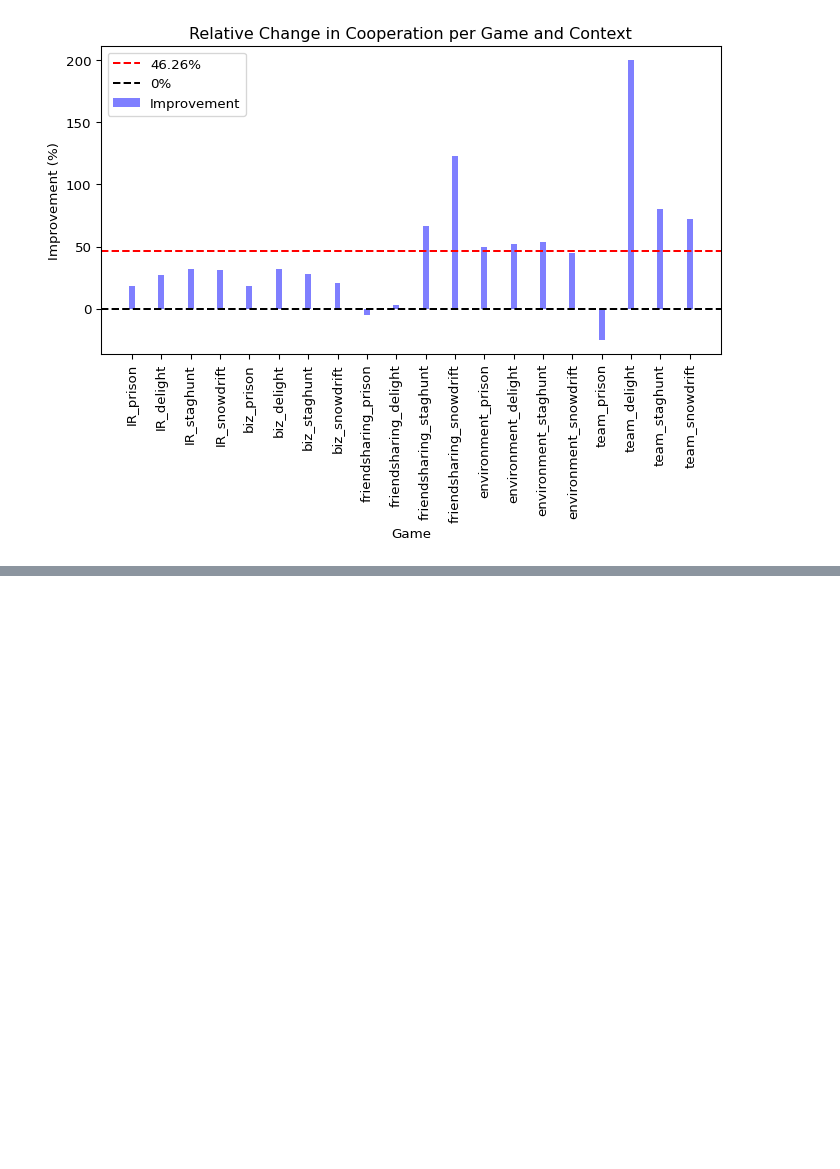
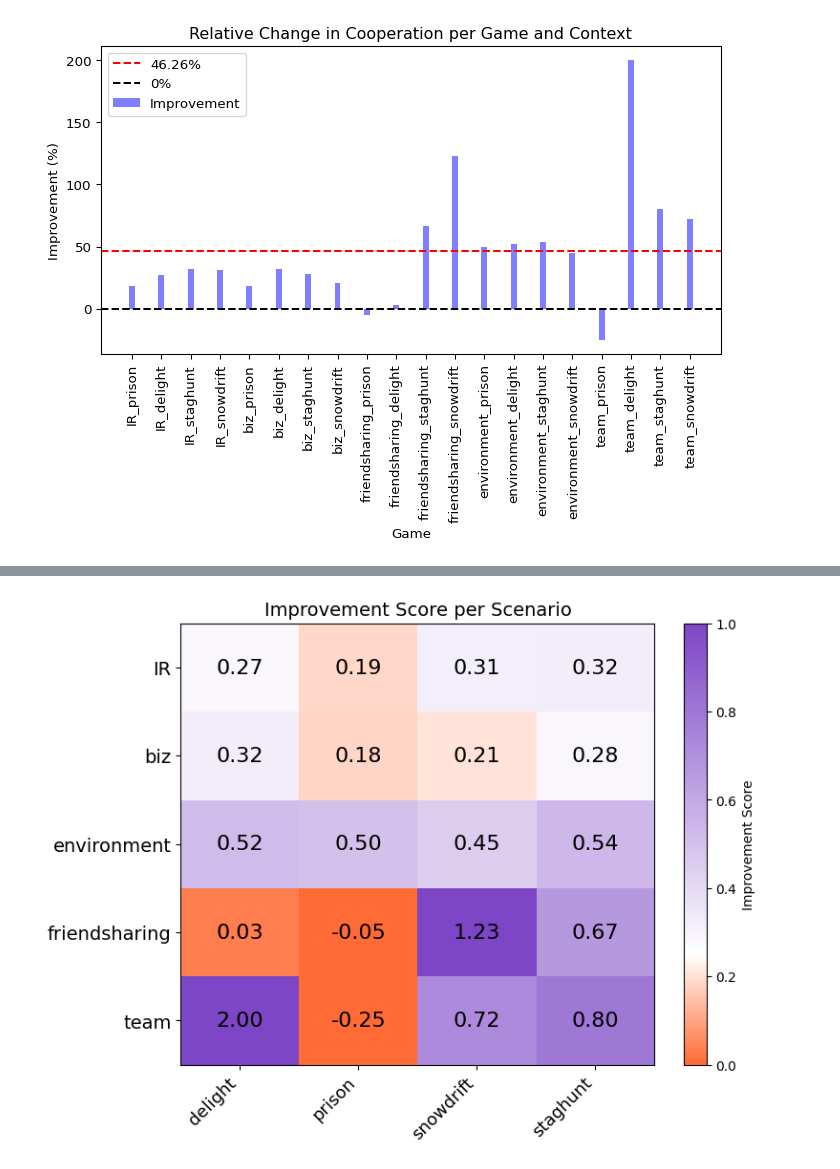
Before and after one commit to sepehrilami/LFB, a Jupyter notebook: notebooks/in-sample-context-analysis.ipynb, the cells around one changed output, grey strips where cells are left out. Drawn from its saved outputs; the diff is of its cells as text; code cells hidden in the pictures; blank space fills up the shorter version.

```diff
--- a/notebooks/in-sample-context-analysis.ipynb
+++ b/notebooks/in-sample-context-analysis.ipynb
@@ -77,9 +81,11 @@ def read_distribution(file_path):
 # print(distribution)
 
 all_data = {}
-llms = ['7b_finetuned', '7b_org', '70b_reasoning']
+llms = ['7b', '7bF', '70b']
 for llm in llms:
     distribution = read_distribution(os.path.join("../results", llm+"_distribution.txt"))
+    # if test:
+    distribution = read_distribution(os.path.join("../ood_game", llm+"_distribution.txt"))
     all_data[llm] = distribution
 
 # # save the all_data dictionary to a .txt file
@@ -453,0 +549,29 @@ visualize_average_progress(average_progress, category_type)
+# %%
+plt.figure(figsize=(8,6))
+
+mid_blue = (0.4, 0.25, 0.5)
+
+cmap3 = LinearSegmentedColormap.from_list(
+    'orange_blue_mid',
+    [
+        (0.00, '#FF6B35'),
+        (0.25, '#FFFFFF'),
+        (1.00, '#7D46C6')
+    ]
+)
+
+colors = ['#303633', '#35D65D']
+cmap = LinearSegmentedColormap.from_list('gray_blue', colors)
+
+plt.imshow(pivot, cmap=cmap3, vmin=0, vmax=1, aspect='auto')
+for (i, j), val in np.ndenumerate(pivot):
+    plt.text(j, i, f'{val:.2f}', ha='center', va='center', color='black', fontsize=16)
+
+plt.colorbar(label='Improvement Score')
+plt.xticks(range(len(pivot.columns)), pivot.columns, rotation=45, ha='right', fontsize=13)
+plt.yticks(range(len(pivot.index)), pivot.index, fontsize=14)
+plt.title('Improvement Score per Scenario', fontsize=14)
+plt.savefig(os.path.join("../new_figs", "improvement_heatmap_train.png"), bbox_inches='tight', dpi=600)
+plt.show()
+# %% [output]
+[figure, added]
```
Also changed, not shown: parts of 10 cells of this notebook, 44 other files.
